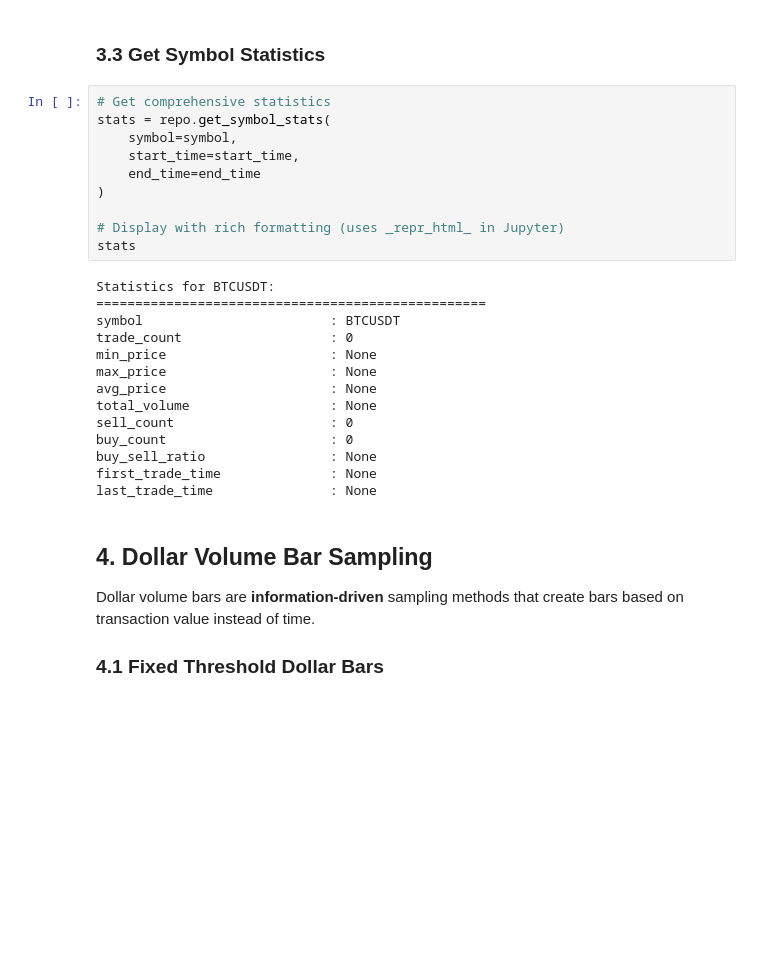
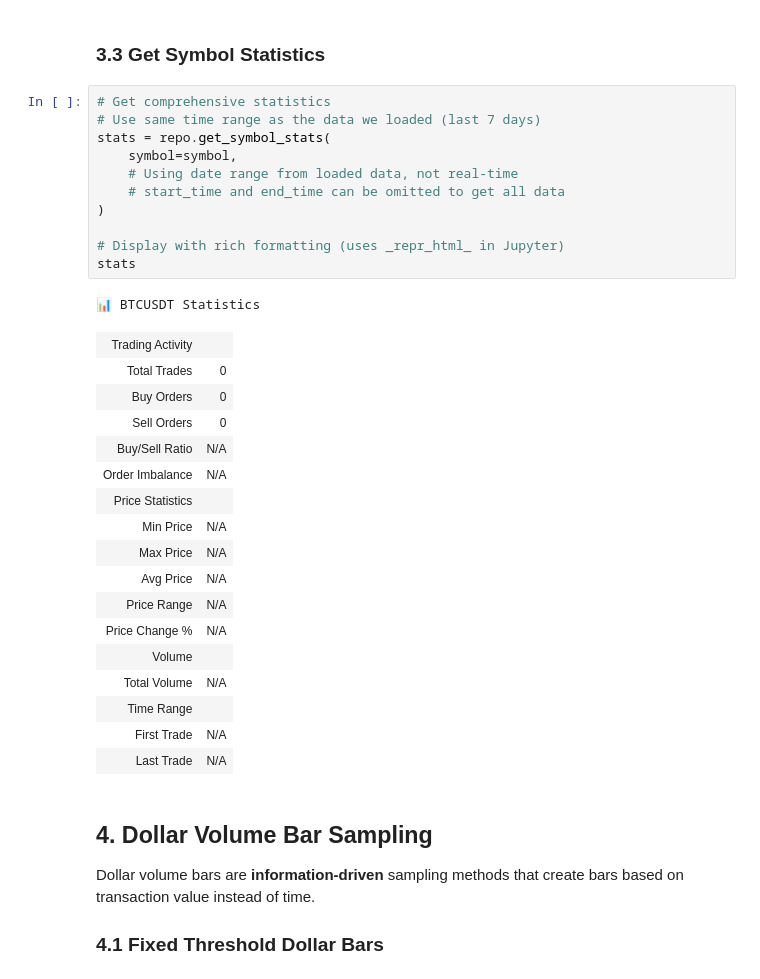
Before and after one commit to dali1981/crypto-data-ingestion, a Jupyter notebook: notebooks/01_quickstart.ipynb, the cells around one changed output. Drawn from its saved outputs; the diff is of its cells as text; blank space fills up the shorter version.

```diff
--- a/notebooks/01_quickstart.ipynb
+++ b/notebooks/01_quickstart.ipynb
@@ -193,28 +202,34 @@ Sample data:
 ### 3.3 Get Symbol Statistics
 # %%
 # Get comprehensive statistics
+# Use same time range as the data we loaded (last 7 days)
 stats = repo.get_symbol_stats(
     symbol=symbol,
-    start_time=start_time,
-    end_time=end_time
+    # Using date range from loaded data, not real-time
+    # start_time and end_time can be omitted to get all data
 )
 
 # Display with rich formatting (uses _repr_html_ in Jupyter)
 stats
 # %% [output]
-Statistics for BTCUSDT:
-==================================================
-symbol                        : BTCUSDT
-trade_count                   : 0
-min_price                     : None
-max_price                     : None
-avg_price                     : None
-total_volume                  : None
-sell_count                    : 0
-buy_count                     : 0
-buy_sell_ratio                : None
-first_trade_time              : None
-last_trade_time               : None
+📊 BTCUSDT Statistics
+| Trading Activity |  |
+| Total Trades | 0 |
+| Buy Orders | 0 |
+| Sell Orders | 0 |
+| Buy/Sell Ratio | N/A |
+| Order Imbalance | N/A |
+| Price Statistics |  |
+| Min Price | N/A |
+| Max Price | N/A |
+| Avg Price | N/A |
+| Price Range | N/A |
+| Price Change % | N/A |
+| Volume |  |
+| Total Volume | N/A |
+| Time Range |  |
+| First Trade | N/A |
+| Last Trade | N/A |
 # %% [markdown]
 ## 4. Dollar Volume Bar Sampling
 
```
Also changed, not shown: parts of 3 cells of this notebook.
